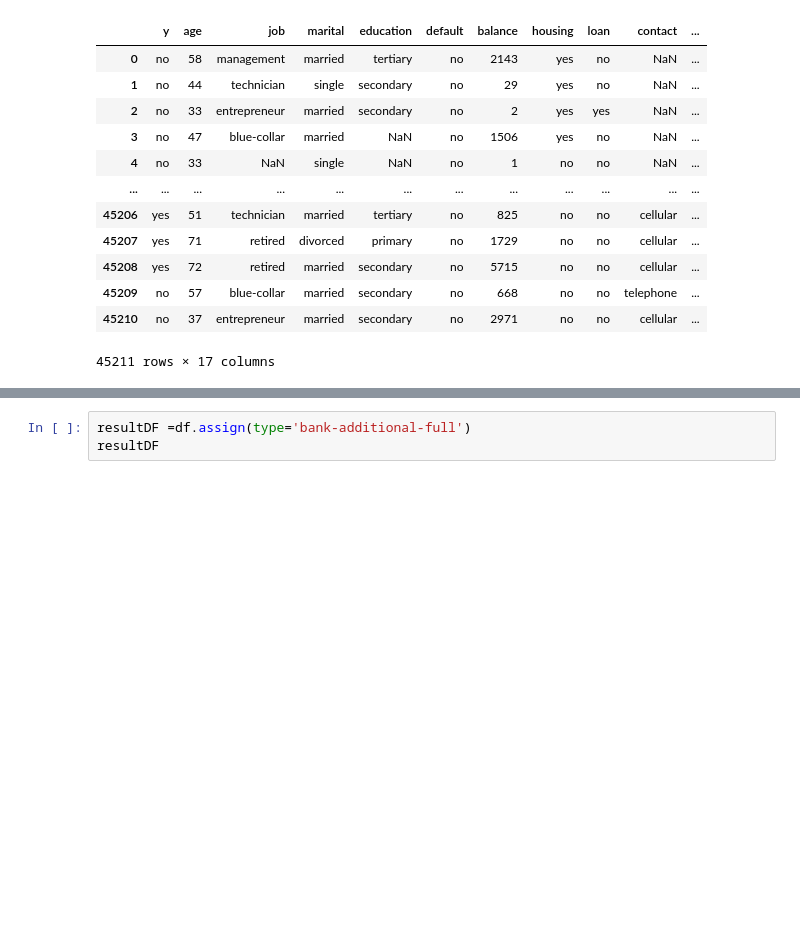
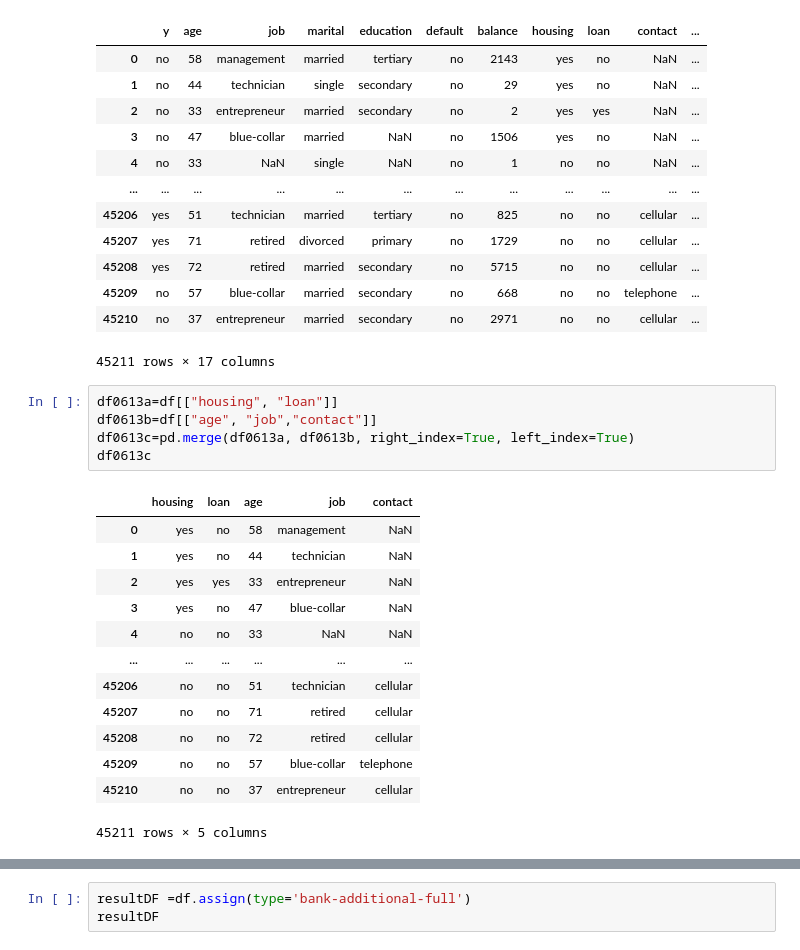
Before and after one commit to sugimotoh/classes, a Jupyter notebook: marketingmodels2024.ipynb, the cells around one changed output, grey strips where cells are left out. Saved outputs shown, nothing was run; the diff lists cells and outputs as text; blank space fills up the shorter version.

```diff
--- a/marketingmodels2024.ipynb
+++ b/marketingmodels2024.ipynb
@@ -296,3 +299,22 @@ df
 | 45209 | no | 57 | blue-collar | married | secondary | no | 668 | no | no | telephone | ... |
 | 45210 | no | 37 | entrepreneur | married | secondary | no | 2971 | no | no | cellular | ... |
 45211 rows × 17 columns
+# %%
+df0613a=df[["housing", "loan"]]
+df0613b=df[["age", "job","contact"]]
+df0613c=pd.merge(df0613a, df0613b, right_index=True, left_index=True)
+df0613c
+# %% [output]
+|  | housing | loan | age | job | contact |
+| 0 | yes | no | 58 | management | NaN |
+| 1 | yes | no | 44 | technician | NaN |
+| 2 | yes | yes | 33 | entrepreneur | NaN |
+| 3 | yes | no | 47 | blue-collar | NaN |
+| 4 | no | no | 33 | NaN | NaN |
+| ... | ... | ... | ... | ... | ... |
+| 45206 | no | no | 51 | technician | cellular |
+| 45207 | no | no | 71 | retired | cellular |
+| 45208 | no | no | 72 | retired | cellular |
+| 45209 | no | no | 57 | blue-collar | telephone |
+| 45210 | no | no | 37 | entrepreneur | cellular |
+45211 rows × 5 columns
```
Also changed, not shown: parts of 4 cells of this notebook.
